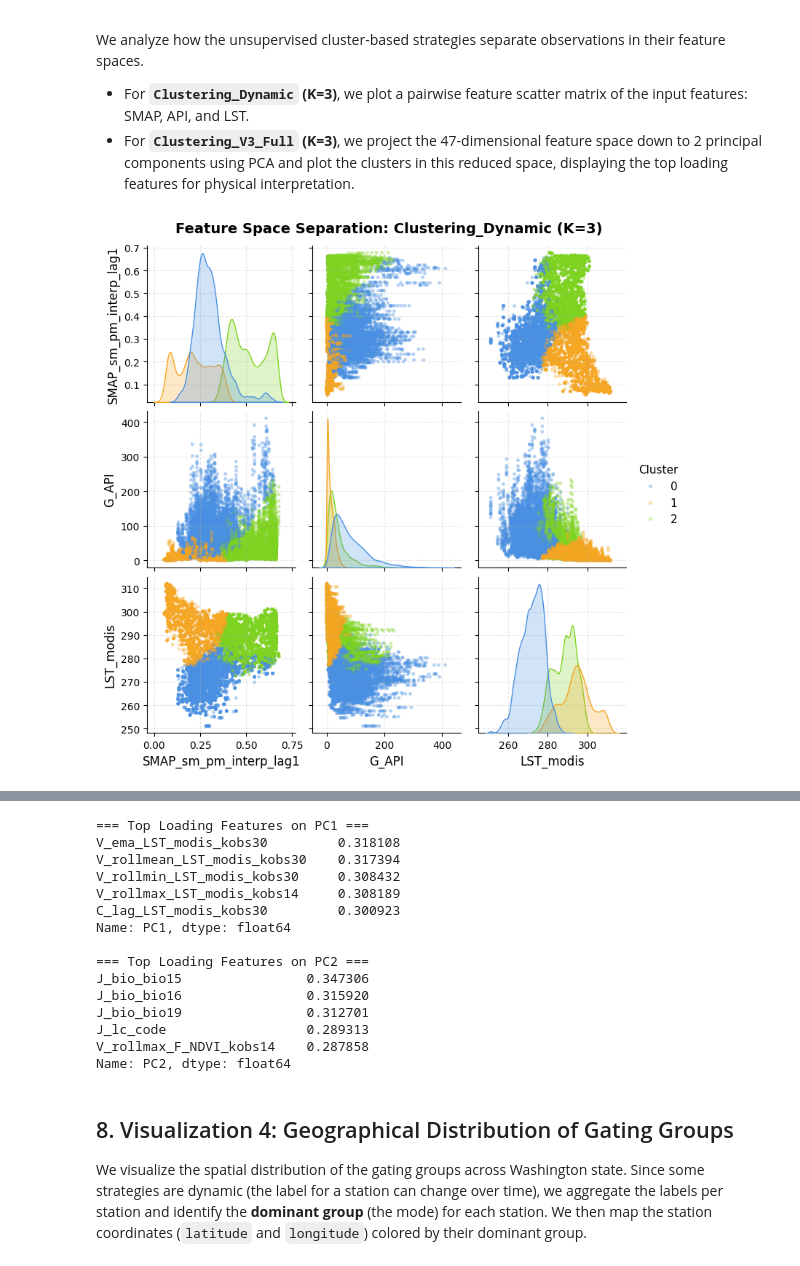
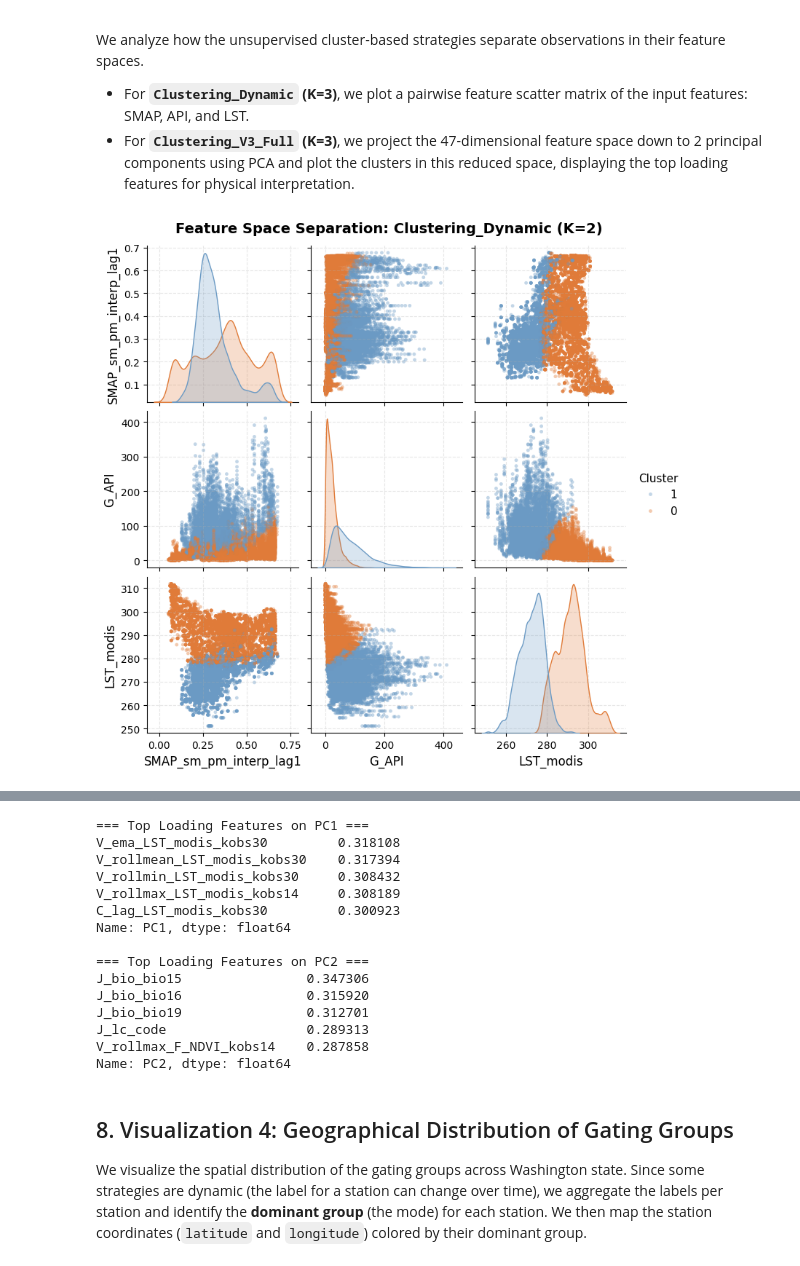
Before and after one commit to KerryCheon/MDR-Project, a Jupyter notebook: notebooks/experiment/derived_8.2-gating-analysis-1.0-vis/derived_8.2_gating_analysis_1.0_vis.ipynb, the cells around one changed output, grey strips where cells are left out. Cells and saved outputs as stored; diff of their text form; code cells hidden in the pictures.

Commit message:
clustering charts for k=2

```diff
--- a/notebooks/experiment/derived_8.2-gating-analysis-1.0-vis/derived_8.2_gating_analysis_1.0_vis.ipynb
+++ b/notebooks/experiment/derived_8.2-gating-analysis-1.0-vis/derived_8.2_gating_analysis_1.0_vis.ipynb
@@ -347,64 +347,100 @@ We analyze how the unsupervised cluster-based strategies separate observations i
 - For **`Clustering_Dynamic` (K=3)**, we plot a pairwise feature scatter matrix of the input features: SMAP, API, and LST.
 - For **`Clustering_V3_Full` (K=3)**, we project the 47-dimensional feature space down to 2 principal components using PCA and plot the clusters in this reduced space, displaying the top loading features for physical interpretation.
 # %%
-# 1. Pairplot for Clustering_Dynamic (K=3)
+# 1. Pairplots for Clustering_Dynamic (K=2 and K=3)
 cols_dyn = ["SMAP_sm_pm_interp_lag1", "G_API", "LST_modis"]
-df_dyn_plot = train_df[cols_dyn].copy()
-df_dyn_plot = df_dyn_plot.fillna(df_dyn_plot.mean())
-df_dyn_plot["Cluster"] = get_labels_for_strategy(train_df, "Clustering_Dynamic", 3)
-df_dyn_plot["Cluster"] = df_dyn_plot["Cluster"].astype(str)
 
-g = sns.pairplot(
-    df_dyn_plot,
+# K=2 Pairplot
+df_dyn_k2 = train_df[cols_dyn].copy()
+df_dyn_k2 = df_dyn_k2.fillna(df_dyn_k2.mean())
+df_dyn_k2["Cluster"] = get_labels_for_strategy(train_df, "Clustering_Dynamic", 2).astype(str)
+g2 = sns.pairplot(
+    df_dyn_k2,
+    hue="Cluster",
+    palette=PALETTE_K2,
+    diag_kind="kde",
+    plot_kws={"alpha": 0.4, "s": 12, "edgecolor": "none"}
+)
+g2.fig.suptitle("Feature Space Separation: Clustering_Dynamic (K=2)", y=1.02, fontsize=14, fontweight="bold")
+g2.savefig("clustering_dynamic_k2_pairplot.png", dpi=300)
+plt.show()
+
+# K=3 Pairplot
+df_dyn_k3 = train_df[cols_dyn].copy()
+df_dyn_k3 = df_dyn_k3.fillna(df_dyn_k3.mean())
+df_dyn_k3["Cluster"] = get_labels_for_strategy(train_df, "Clustering_Dynamic", 3).astype(str)
+g3 = sns.pairplot(
+    df_dyn_k3,
     hue="Cluster",
     palette=PALETTE_K3,
     diag_kind="kde",
     plot_kws={"alpha": 0.4, "s": 12, "edgecolor": "none"}
 )
-g.fig.suptitle("Feature Space Separation: Clustering_Dynamic (K=3)", y=1.02, fontsize=14, fontweight="bold")
-g.savefig("clustering_dynamic_k3_pairplot.png", dpi=300)
+g3.fig.suptitle("Feature Space Separation: Clustering_Dynamic (K=3)", y=1.02, fontsize=14, fontweight="bold")
+g3.savefig("clustering_dynamic_k3_pairplot.png", dpi=300)
 plt.show()
 
-# 2. PCA Projection for Clustering_V3_Full (K=3)
+# 2. PCA Projections for Clustering_V3_Full (K=2 and K=3)
 X_v3 = prepare_clustering_data(train_df, OVERALL_SELECTED_FEATURES_V3)
 pca = PCA(n_components=2, random_state=42)
 X_pca = pca.fit_transform(X_v3)
 
 df_pca = pd.DataFrame(X_pca, columns=["PC1", "PC2"])
-df_pca["Cluster"] = get_labels_for_strategy(train_df, "Clustering_V3_Full", 3)
-df_pca["Cluster"] = df_pca["Cluster"].astype(str)
 
-fig, ax = plt.subplots(figsize=(9, 7))
+# K=2 PCA
+df_pca["Cluster K=2"] = get_labels_for_strategy(train_df, "Clustering_V3_Full", 2).astype(str)
+fig2, ax2 = plt.subplots(figsize=(9, 7))
 sns.scatterplot(
     data=df_pca,
     x="PC1",
     y="PC2",
-    hue="Cluster",
+    hue="Cluster K=2",
+    palette=PALETTE_K2,
+    alpha=0.4,
+    edgecolor="none",
+    s=12,
+    ax=ax2
+)
+explained_variance = pca.explained_variance_ratio_
+ax2.set_xlabel(f"Principal Component 1 ({explained_variance[0]*100:.1f}% variance explained)")
+ax2.set_ylabel(f"Principal Component 2 ({explained_variance[1]*100:.1f}% variance explained)")
+ax2.set_title("2D PCA Projection: Clustering_V3_Full (K=2)", fontsize=14, fontweight="bold")
+ax2.spines[["top", "right"]].set_visible(False)
+ax2.legend(title="Cluster")
+plt.savefig("clustering_v3_full_k2_pca.png", dpi=300)
+plt.show()
+
+# K=3 PCA
+df_pca["Cluster K=3"] = get_labels_for_strategy(train_df, "Clustering_V3_Full", 3).astype(str)
+fig3, ax3 = plt.subplots(figsize=(9, 7))
+sns.scatterplot(
+    data=df_pca,
+    x="PC1",
+    y="PC2",
+    hue="Cluster K=3",
     palette=PALETTE_K3,
     alpha=0.4,
     edgecolor="none",
     s=12,
-    ax=ax
+    ax=ax3
 )
-
-explained_variance = pca.explained_variance_ratio_
-ax.set_xlabel(f"Principal Component 1 ({explained_variance[0]*100:.1f}% variance explained)")
-ax.set_ylabel(f"Principal Component 2 ({explained_variance[1]*100:.1f}% variance explained)")
-ax.set_title("2D PCA Projection: Clustering_V3_Full (K=3)", fontsize=14, fontweight="bold")
-ax.spines[["top", "right"]].set_visible(False)
-ax.legend(title="Cluster")
+ax3.set_xlabel(f"Principal Component 1 ({explained_variance[0]*100:.1f}% variance explained)")
+ax3.set_ylabel(f"Principal Component 2 ({explained_variance[1]*100:.1f}% variance explained)")
+ax3.set_title("2D PCA Projection: Clustering_V3_Full (K=3)", fontsize=14, fontweight="bold")
+ax3.spines[["top", "right"]].set_visible(False)
+ax3.legend(title="Cluster")
 plt.savefig("clustering_v3_full_k3_pca.png", dpi=300)
 plt.show()
 
 # Calculate PCA loadings
 loadings = pd.DataFrame(
     pca.components_.T,
     columns=["PC1", "PC2"],
     index=OVERALL_SELECTED_FEATURES_V3
 )
 print("=== Top Loading Features on PC1 ===")
 print(loadings["PC1"].abs().sort_values(ascending=False).head(5))
 print("\n=== Top Loading Features on PC2 ===")
 print(loadings["PC2"].abs().sort_values(ascending=False).head(5))
 # %% [output]
-[figure, old version]
+[figure, new version]
```
Also changed, not shown: parts of 1 cell of this notebook, 3 other files.
